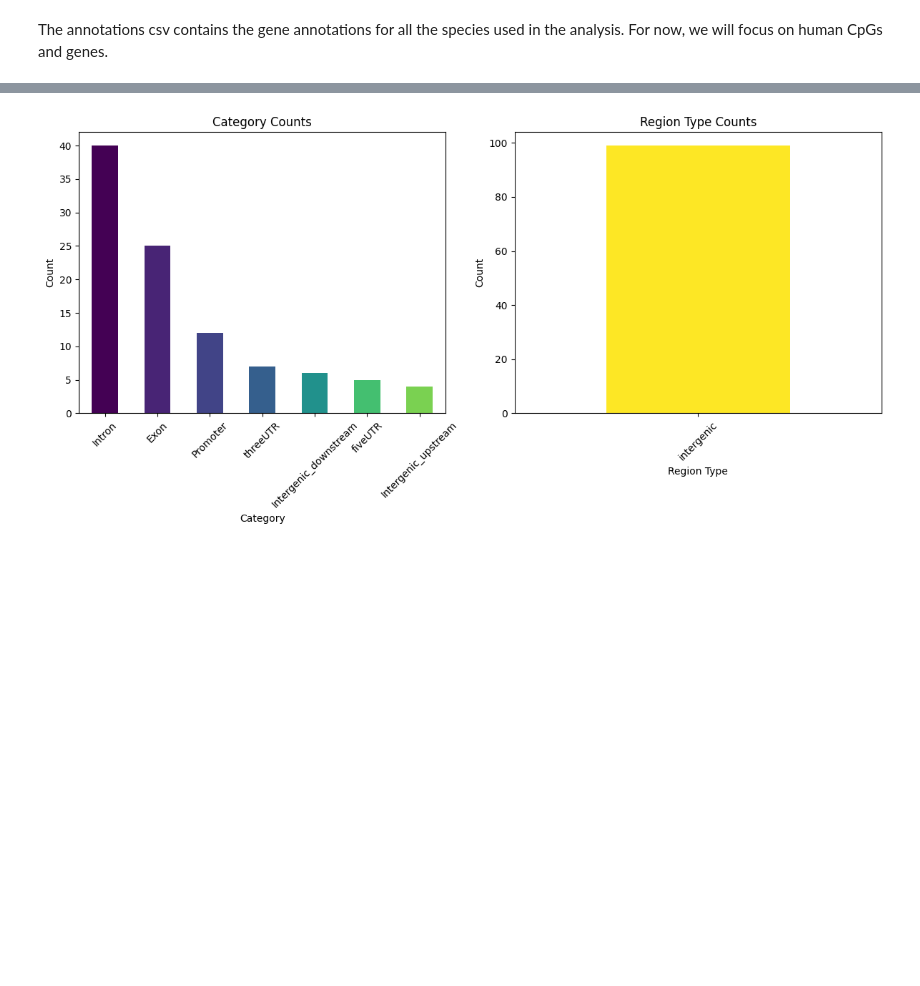
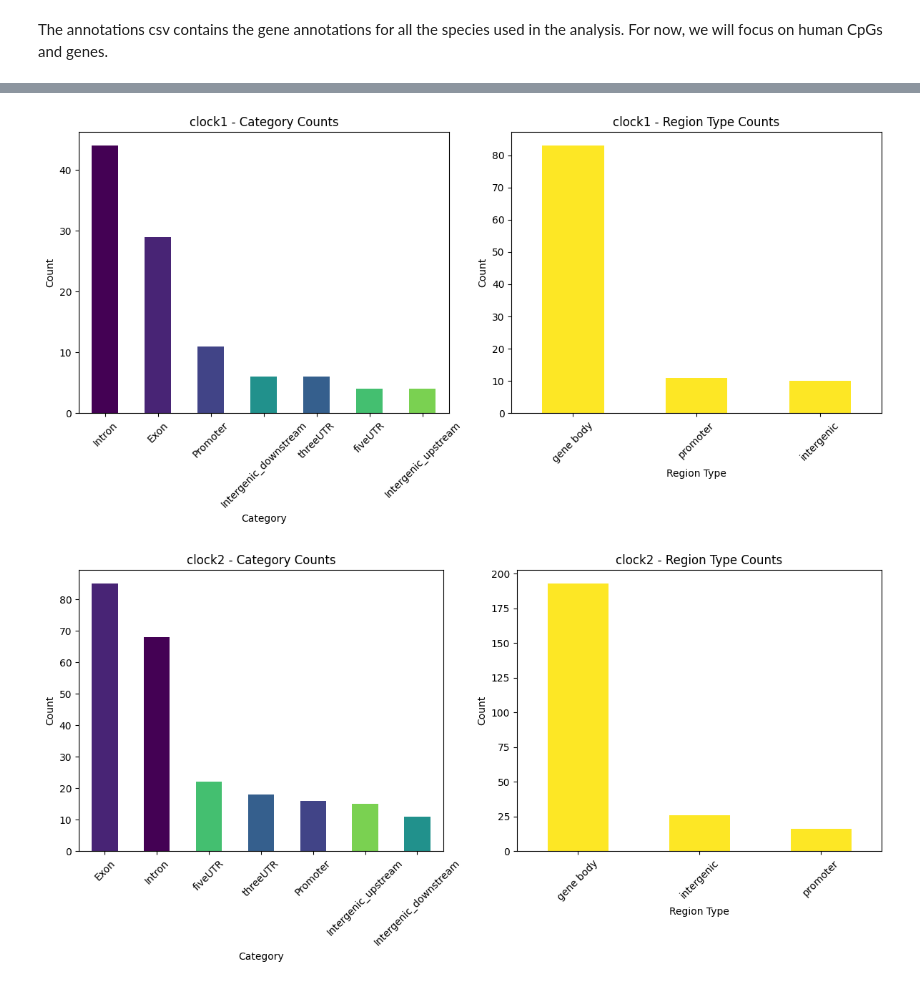
Before and after one commit to AntunesCSR/ChallengingClockUniversality, a Jupyter notebook: FunctionalAnalysis/Annotations/Gene_Annotation.ipynb, the cells around one changed output, grey strips where cells are left out. Saved outputs shown, nothing was run; the diff lists cells and outputs as text; code cells hidden in the pictures; blank space fills up the shorter version.

Commit message:
Gene Annotations - All clocks completed

```diff
--- a/FunctionalAnalysis/Annotations/Gene_Annotation.ipynb
+++ b/FunctionalAnalysis/Annotations/Gene_Annotation.ipynb
@@ -139,0 +150,13 @@ cpg_annotations.head()
+# %%
+### Annotation Loop
+
+for clock_name, clock_df in rel_cpgs_dict.items():
+
+    clock_df['region'] = clock_df['category'].apply(determine_region_type)
+
+    output_path = f'../../FunctionalAnalysis/Annotations/Annotations Results/{clock_name}_annotated_relevant_CpGs.csv'
+    os.makedirs(os.path.dirname(output_path), exist_ok=True)
+
+    clock_df.to_csv(output_path, index=False)
+    print(f'Annotation of {clock_name} CpGs completed.')
+    print(clock_df.head())
@@ -140,40 +181,44 @@ cpg_annotations.head()
 # %%
+### Plotting - Bar Plots for Category and Region Type Counts - Loop
+
 # Viridis color palette
 viridis_colors = plt.cm.viridis([0, 0.1, 0.2, 0.3, 0.5, 0.7, 0.8, 1.0])
 
 # Map the categories to the Viridis colors
 color_map = {
     'Exon': mcolors.to_hex(viridis_colors[1]),
     'Intron': mcolors.to_hex(viridis_colors[0]),
     'Promoter': mcolors.to_hex(viridis_colors[2]),
     'threeUTR': mcolors.to_hex(viridis_colors[3]),
     'fiveUTR': mcolors.to_hex(viridis_colors[5]),
     'Intergenic_downstream': mcolors.to_hex(viridis_colors[4]),
     'Intergenic_upstream': mcolors.to_hex(viridis_colors[6])
 }
 
-# Create subplots
-fig, ax = plt.subplots(1, 2, figsize=(12, 6))
+# Loop through each clock dataframe in the dictionary
+for clock_name, cpg_annotations in rel_cpgs_dict.items():
+    # Create subplots
+    fig, ax = plt.subplots(1, 2, figsize=(12, 6))
 
-# Plot category counts with predefined colors
-category_counts = cpg_annotations['category'].value_counts()
-category_colors = [color_map[cat] for cat in category_counts.index]
-category_counts.plot(kind='bar', ax=ax[0], color=category_colors)
-ax[0].set_title('Category Counts')
-ax[0].set_xlabel('Category')
-ax[0].set_ylabel('Count')
-ax[0].xaxis.set_tick_params(rotation=45)
+    # Plot category counts with predefined colors
+    category_counts = cpg_annotations['category'].value_counts()
+    category_colors = [color_map[cat] for cat in category_counts.index]
+    category_counts.plot(kind='bar', ax=ax[0], color=category_colors)
+    ax[0].set_title(f'{clock_name} - Category Counts')
+    ax[0].set_xlabel('Category')
+    ax[0].set_ylabel('Count')
+    ax[0].xaxis.set_tick_params(rotation=45)
 
-# Plot region type counts with Viridis colors
-(len(cpg_annotations['region_type'].unique()))
-region_type_counts = cpg_annotations['region_type'].value_counts()
-region_type_counts.plot(kind='bar', ax=ax[1], color=viridis_colors[7])
-ax[1].set_title('Region Type Counts')
-ax[1].set_xlabel('Region Type')
-ax[1].set_ylabel('Count')
-ax[1].xaxis.set_tick_params(rotation=45)
+    # Plot region type counts with Viridis colors
+    region_type_counts = cpg_annotations['region'].value_counts()
+    region_type_counts.plot(kind='bar', ax=ax[1], color=viridis_colors[7])
+    ax[1].set_title(f'{clock_name} - Region Type Counts')
+    ax[1].set_xlabel('Region Type')
+    ax[1].set_ylabel('Count')
+    ax[1].xaxis.set_tick_params(rotation=45)
 
-plt.tight_layout()
-plt.show()
+    plt.tight_layout()
+    plt.show()
 # %% [output]
-[figure, old version]
+[figure, new version]
+[figure, added]
```
Also changed, not shown: parts of 13 cells of this notebook.
